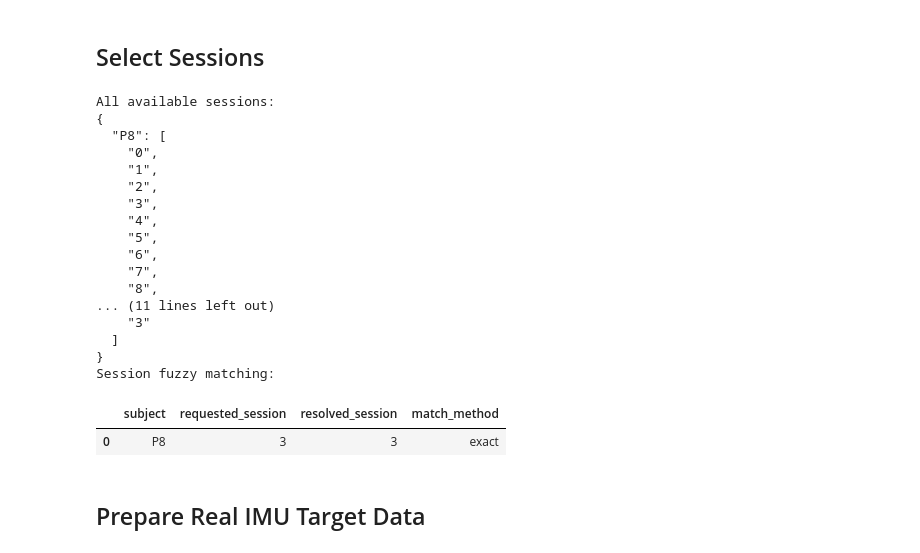
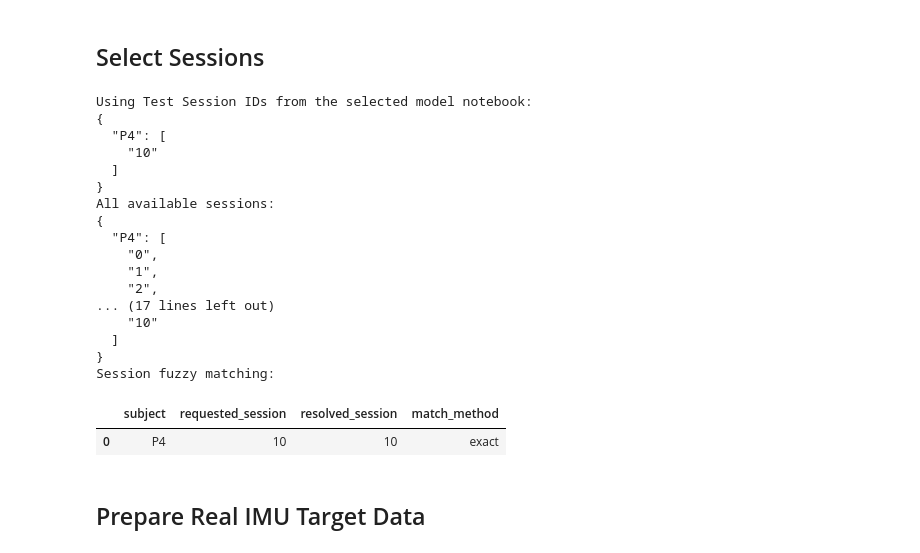
Before and after one commit to InchengWang/SHRED, a Jupyter notebook: Dataset_Stroke/Yan_Stroke Experiment Data/01_IMU_Real_Virtual_GaitEvents_val.ipynb, the cells around one changed output. Drawn from its saved outputs; the diff is of its cells as text; code cells hidden in the pictures.

```diff
--- a/Dataset_Stroke/Yan_Stroke Experiment Data/01_IMU_Real_Virtual_GaitEvents_val.ipynb
+++ b/Dataset_Stroke/Yan_Stroke Experiment Data/01_IMU_Real_Virtual_GaitEvents_val.ipynb
@@ -13,7 +12,7 @@ This validation version uses `LSTM_Ses.ipynb` and the selected subject's best ga
 # ============================================================
 # CONFIG
 # ============================================================
-DEFAULT_SUBJECT = "P8"
+DEFAULT_SUBJECT = "P4"
 Subject = DEFAULT_SUBJECT
 
 CONFIG = {
@@ -80,8 +79,8 @@ CONFIG = {
     # Analysis frame exclusion
     # When enabled, event detection, metrics, and visualizations ignore edge frames.
     "EXCLUDE_EDGE_FRAMES_FOR_ANALYSIS": True,
-    "EXCLUDE_FIRST_FRAMES": 100,
-    "EXCLUDE_LAST_FRAMES": 100,
+    "EXCLUDE_FIRST_FRAMES": 0,
+    "EXCLUDE_LAST_FRAMES": 0,
 
     # Filtering
     # Process copy525.ipynb already filtered the data.
@@ -108,8 +107,10 @@ CONFIG = {
     "ROMIJNDERS_LOWPASS_CUTOFF": 10.0,
     "ROMIJNDERS_LOWPASS_ORDER": 4,
     "ROMIJNDERS_MIDSWING_THRESHOLD_FRACTION": 0.10,
-    "ROMIJNDERS_EXPECTED_GAIT_CYCLE_SEC": 1.30,
-    "ROMIJNDERS_MIN_MIDSWING_INTERVAL_SEC": 0.60,
+    # The paper uses the 10% global-minimum threshold and 300 ms peak merging,
+    # not an expected-gait-cycle or minimum-step-interval filter.
+    "ROMIJNDERS_EXPECTED_GAIT_CYCLE_SEC": 1.5,
+    "ROMIJNDERS_MIN_MIDSWING_INTERVAL_SEC": 1,
     "ROMIJNDERS_PEAK_MERGE_WINDOW_SEC": 0.30,
     "ROMIJNDERS_SEARCH_WINDOW_BEFORE_PEAK": (0.02, 0.80),
     "ROMIJNDERS_SEARCH_WINDOW_AFTER_PEAK": (0.02, 0.80),
@@ -126,7 +127,7 @@ CONFIG = {
     "MAX_SWING_DURATION": 0.8,
 
     # Evaluation
-    "EVENT_MATCH_TOLERANCE_SEC": 0.30,
+    "EVENT_MATCH_TOLERANCE_SEC": 0.10,
 
     # Output
     "OUTPUT_DIR": "auto",
@@ -137,6 +138,10 @@ CONFIG = {
     # Debug / visualization
     "PLOT_EXAMPLE_SUBJECT": None,
     "PLOT_EXAMPLE_SESSION": None,
+    # Example plot controls. X limits are in seconds within the plotted window.
+    "PLOT_EXAMPLE_XLIM": (4.5, 8),
+    "PLOT_EXAMPLE_FIGSIZE": (16, 5),   # e.g. , in inches
+    "PLOT_EXAMPLE_LAYOUT": "row",     # "row" puts left/right plots on the same line; "column" stacks them
     "RUN_SENSITIVITY_ANALYSIS": False
 }
 
@@ -1080,6 +1129,7 @@ def resolve_sessions_to_analyze(config, lstm_info, all_available_sessions):
     Uses fuzzy matching so labels like Session4 can resolve to Session_ID 4.
     """
     mode = str(config.get("SESSIONS_TO_ANALYZE", "same_as_test")).lower()
+    strict_test_mode = mode in {"same_as_test", "same_as_testing", "same_as_lstm_test"}
     skipped = []
     warnings_list = []
 
@@ -1091,10 +1141,10 @@ def resolve_sessions_to_analyze(config, lstm_info, all_available_sessions):
         selected = copy.deepcopy(lstm_info.get("val_sessions", {}))
         if not selected:
             warnings_list.append("Validation sessions could not be parsed. Fill CONFIG['MANUAL_SESSIONS'] or use 'all'.")
-    elif mode in {"same_as_test", "same_as_testing", "same_as_lstm_test"}:
+    elif strict_test_mode:
         selected = copy.deepcopy(lstm_info.get("test_sessions", {}))
         if not selected:
-            warnings_list.append("TEST_SESSION_IDS could not be parsed from the selected model notebook. Fill CONFIG['MANUAL_SESSIONS'] or use 'all'.")
+            raise ValueError("TEST_SESSION_IDS could not be parsed from the selected model notebook. This validation notebook is configured to analyze Test Session only; update the model notebook or LSTM_INFO_MANUAL['test_sessions'].")
     elif mode == "manual":
         selected = {normalize_subject_id(s): [canonical_session_id(x) for x in sessions] for s, sessions in config.get("MANUAL_SESSIONS", {}).items()}
         if not selected:
@@ -1105,6 +1155,8 @@ def resolve_sessions_to_analyze(config, lstm_info, all_available_sessions):
         raise ValueError("CONFIG['SESSIONS_TO_ANALYZE'] must be same_as_training, same_as_validation, same_as_test, manual, or all.")
 
     selected = _filter_subject_session_map(selected, config)
+    if strict_test_mode and not selected:
+        raise ValueError("No Test Session remains after applying CONFIG['SUBJECTS_TO_USE']. Check that the selected subject matches the model notebook/test-session metadata.")
     resolved = {}
     fuzzy_rows = []
     for subject, sessions in selected.items():
@@ -1132,46 +1184,53 @@ def resolve_sessions_to_analyze(config, lstm_info, all_available_sessions):
         if keep:
             resolved[subject] = list(dict.fromkeys(keep))
 
+    if strict_test_mode and not resolved:
+        skipped_text = skipped if skipped else "none"
+        raise ValueError(f"No configured Test Session could be resolved in the available processed data. Skipped: {skipped_text}")
+    if strict_test_mode:
+        print("Using Test Session IDs from the selected model notebook:")
+        print(json.dumps(resolved, indent=2))
+
     for msg in warnings_list:
         warnings.warn(msg)
     for row in skipped:
         warnings.warn(f"Skipping {row['subject']} session {row['session']}: {row['reason']}")
     globals()["session_fuzzy_match_df"] = pd.DataFrame(fuzzy_rows)
     return resolved, pd.DataFrame(skipped, columns=["subject", "session", "reason"])
 
 
 all_available_sessions = available_sessions_by_subject(processed_df)
 sessions_to_analyze, skipped_sessions_df = resolve_sessions_to_analyze(CONFIG, lstm_info, all_available_sessions)
 
 print("All available sessions:")
 print(json.dumps(all_available_sessions, indent=2))
 print("Selected sessions to analyze:")
 print(json.dumps(sessions_to_analyze, indent=2))
 if "session_fuzzy_match_df" in globals() and not session_fuzzy_match_df.empty:
     print("Session fuzzy matching:")
     display(session_fuzzy_match_df)
 if not skipped_sessions_df.empty:
     display(skipped_sessions_df)
 # %% [output]
+Using Test Session IDs from the selected model notebook:
+{
+  "P4": [
+    "10"
+  ]
+}
 All available sessions:
 {
-  "P8": [
+  "P4": [
     "0",
     "1",
     "2",
-    "3",
-    "4",
-    "5",
-    "6",
-    "7",
-    "8",
-... (11 lines left out)
-    "3"
+... (17 lines left out)
+    "10"
   ]
 }
 Session fuzzy matching:
 |  | subject | requested_session | resolved_session | match_method |
-| 0 | P8 | 3 | 3 | exact |
+| 0 | P4 | 10 | 10 | exact |
 # %% [markdown]
 ## Prepare Real IMU Target Data
 # %%
```
Also changed, not shown: parts of 11 cells of this notebook, 2 other files.
